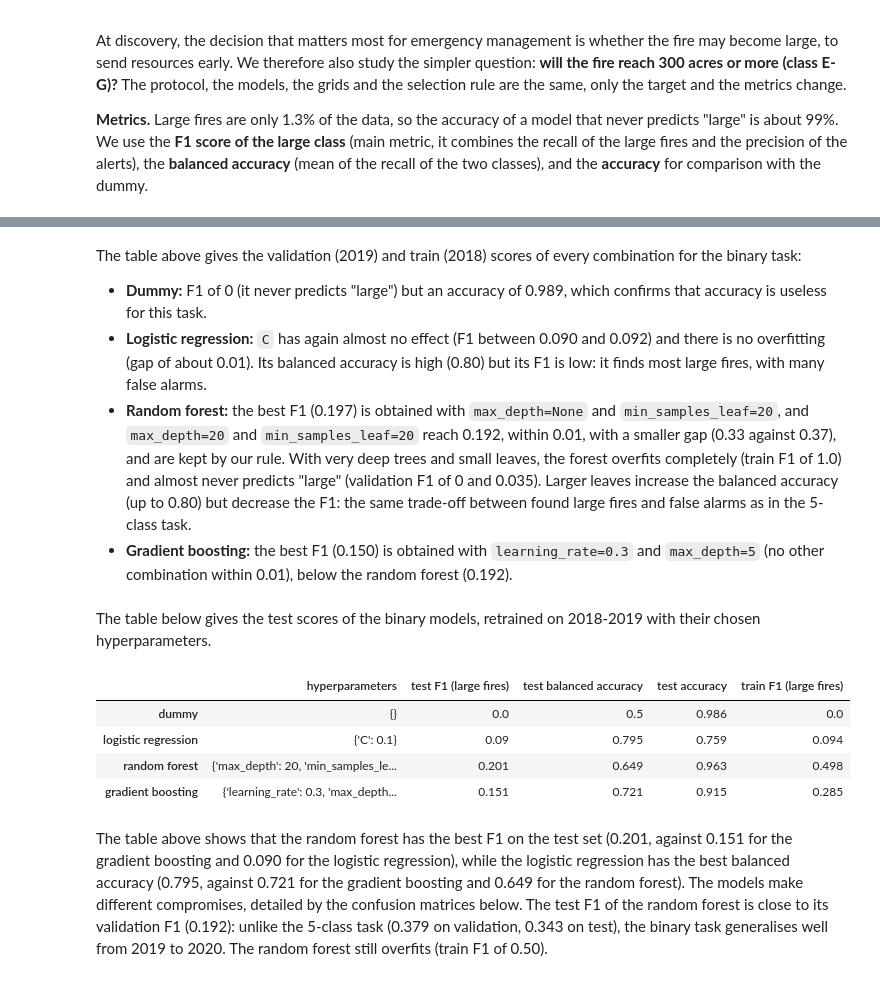
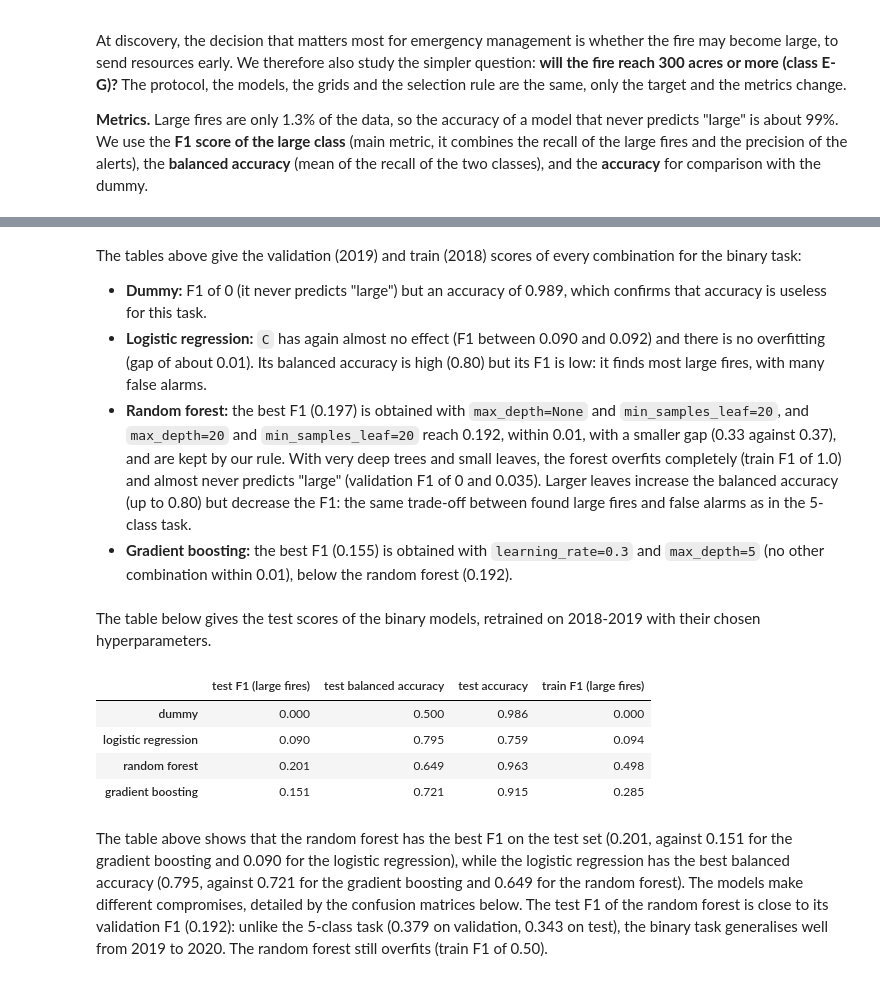
Before and after one commit to SadPeanut/MachineLearningProject, a Jupyter notebook: milestone2.ipynb, the cells around one changed output, grey strips where cells are left out. Cells and saved outputs as stored; diff of their text form; code cells hidden in the pictures.

```diff
--- a/milestone2.ipynb
+++ b/milestone2.ipynb
@@ -540,19 +625,13 @@ The table above shows that the random forest is the best model on the test set i
 # %% [markdown]
 The figure below shows the confusion matrices of the three models on the test set. Rows are normalised: the diagonal is the recall of each class.
 # %%
-def plot_confusion(final, y_test, labels, task):
-    """Row-normalised confusion matrices of the three models on the test year (the diagonal is the recall of each class)."""
-    names = ["logistic regression", "random forest", "gradient boosting"]
-    fig, axes = plt.subplots(1, 3, figsize=(17, 5))
-    for ax, name in zip(axes, names):
-        ConfusionMatrixDisplay.from_estimator(final[name], X[test], y_test, normalize="true", display_labels=labels,
-                                              values_format=".2f", cmap="Blues", ax=ax, colorbar=False)
-        ax.set_title(f"{name}, test 2020 ({task})")
-    plt.tight_layout()
-    plt.show()
-
-
-plot_confusion(final, y[test], ["A", "B", "C", "D", "E-G"], "5 classes")
+fig, axes = plt.subplots(1, 3, figsize=(17, 5))
+for ax, name in zip(axes, ["logistic regression", "random forest", "gradient boosting"]):
+    ConfusionMatrixDisplay.from_predictions(y_test, pred_test[name], normalize="true", display_labels=["A", "B", "C", "D", "E-G"],
+                                            values_format=".2f", cmap="Blues", ax=ax, colorbar=False)
+    ax.set_title(f"{name}, test 2020 (5 classes)")
+plt.tight_layout()
+plt.show()
 # %% [output]
 [figure]
 # %% [markdown]
@@ -601,21 +751,41 @@ results_bin.round(3)
 # %% [markdown]
-The table above gives the validation (2019) and train (2018) scores of every combination for the binary task:
+The tables above give the validation (2019) and train (2018) scores of every combination for the binary task:
 
 * **Dummy:** F1 of 0 (it never predicts "large") but an accuracy of 0.989, which confirms that accuracy is useless for this task.
 * **Logistic regression:** `C` has again almost no effect (F1 between 0.090 and 0.092) and there is no overfitting (gap of about 0.01). Its balanced accuracy is high (0.80) but its F1 is low: it finds most large fires, with many false alarms.
 * **Random forest:** the best F1 (0.197) is obtained with `max_depth=None` and `min_samples_leaf=20`, and `max_depth=20` and `min_samples_leaf=20` reach 0.192, within 0.01, with a smaller gap (0.33 against 0.37), and are kept by our rule. With very deep trees and small leaves, the forest overfits completely (train F1 of 1.0) and almost never predicts "large" (validation F1 of 0 and 0.035). Larger leaves increase the balanced accuracy (up to 0.80) but decrease the F1: the same trade-off between found large fires and false alarms as in the 5-class task.
-* **Gradient boosting:** the best F1 (0.150) is obtained with `learning_rate=0.3` and `max_depth=5` (no other combination within 0.01), below the random forest (0.192).
+* **Gradient boosting:** the best F1 (0.155) is obtained with `learning_rate=0.3` and `max_depth=5` (no other combination within 0.01), below the random forest (0.192).
 # %% [markdown]
 The table below gives the test scores of the binary models, retrained on 2018-2019 with their chosen hyperparameters.
 # %%
-final_bin, test_scores_bin = evaluate(chosen_bin, y_large[train | val], y_large[test], scoring_bin)
-test_scores_bin
+rf_max_depth_bin = None if rf_choice_bin["max_depth"] == "None" else int(rf_choice_bin["max_depth"])
+final_bin = {
+    "dummy": DummyClassifier(strategy="most_frequent"),
+    "logistic regression": LogisticRegression(C=lr_choice_bin["C"], class_weight="balanced", max_iter=2000),
+    "random forest": RandomForestClassifier(n_estimators=200, max_depth=rf_max_depth_bin, min_samples_leaf=int(rf_choice_bin["min_samples_leaf"]),
+                                            class_weight="balanced", n_jobs=-1, random_state=42),
+    "gradient boosting": GradientBoostingClassifier(n_estimators=100, learning_rate=gb_choice_bin["learning_rate"],
+                                                    max_depth=int(gb_choice_bin["max_depth"]), random_state=42),
+}
+final_bin["dummy"].fit(Xp_trval, yl_trval)
+final_bin["logistic regression"].fit(Xp_trval, yl_trval)
+final_bin["random forest"].fit(Xp_trval, yl_trval)
+final_bin["gradient boosting"].fit(Xp_trval, yl_trval, sample_weight=compute_sample_weight("balanced", yl_trval))
+
+pred_test_bin, rows = {}, {}
+for name, model in final_bin.items():
+    pred_test_bin[name] = model.predict(Xp_test)
+    rows[name] = {"test F1 (large fires)": f1_score(yl_test, pred_test_bin[name], zero_division=0),
+                  "test balanced accuracy": balanced_accuracy_score(yl_test, pred_test_bin[name]),
+                  "test accuracy": accuracy_score(yl_test, pred_test_bin[name]),
+                  "train F1 (large fires)": f1_score(yl_trval, model.predict(Xp_trval), zero_division=0)}
+pd.DataFrame(rows).T.round(3)
 # %% [output]
-|  | hyperparameters | test F1 (large fires) | test balanced accuracy | test accuracy | train F1 (large fires) |
-| dummy | {} | 0.0 | 0.5 | 0.986 | 0.0 |
-| logistic regression | {'C': 0.1} | 0.09 | 0.795 | 0.759 | 0.094 |
-| random forest | {'max_depth': 20, 'min_samples_le... | 0.201 | 0.649 | 0.963 | 0.498 |
-| gradient boosting | {'learning_rate': 0.3, 'max_depth... | 0.151 | 0.721 | 0.915 | 0.285 |
+|  | test F1 (large fires) | test balanced accuracy | test accuracy | train F1 (large fires) |
+| dummy | 0.000 | 0.500 | 0.986 | 0.000 |
+| logistic regression | 0.090 | 0.795 | 0.759 | 0.094 |
+| random forest | 0.201 | 0.649 | 0.963 | 0.498 |
+| gradient boosting | 0.151 | 0.721 | 0.915 | 0.285 |
 # %% [markdown]
 The table above shows that the random forest has the best F1 on the test set (0.201, against 0.151 for the gradient boosting and 0.090 for the logistic regression), while the logistic regression has the best balanced accuracy (0.795, against 0.721 for the gradient boosting and 0.649 for the random forest). The models make different compromises, detailed by the confusion matrices below. The test F1 of the random forest is close to its validation F1 (0.192): unlike the 5-class task (0.379 on validation, 0.343 on test), the binary task generalises well from 2019 to 2020. The random forest still overfits (train F1 of 0.50).
 # %% [markdown]
```
Also changed, not shown: parts of 20 cells of this notebook.
